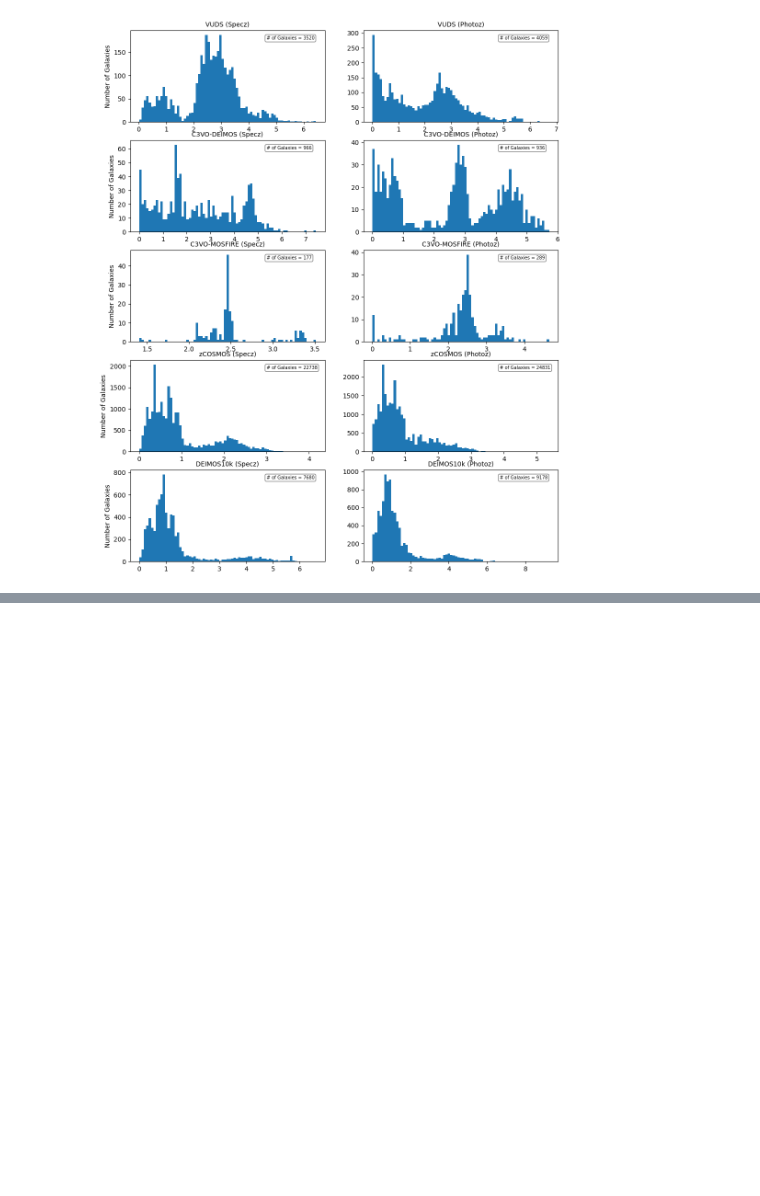
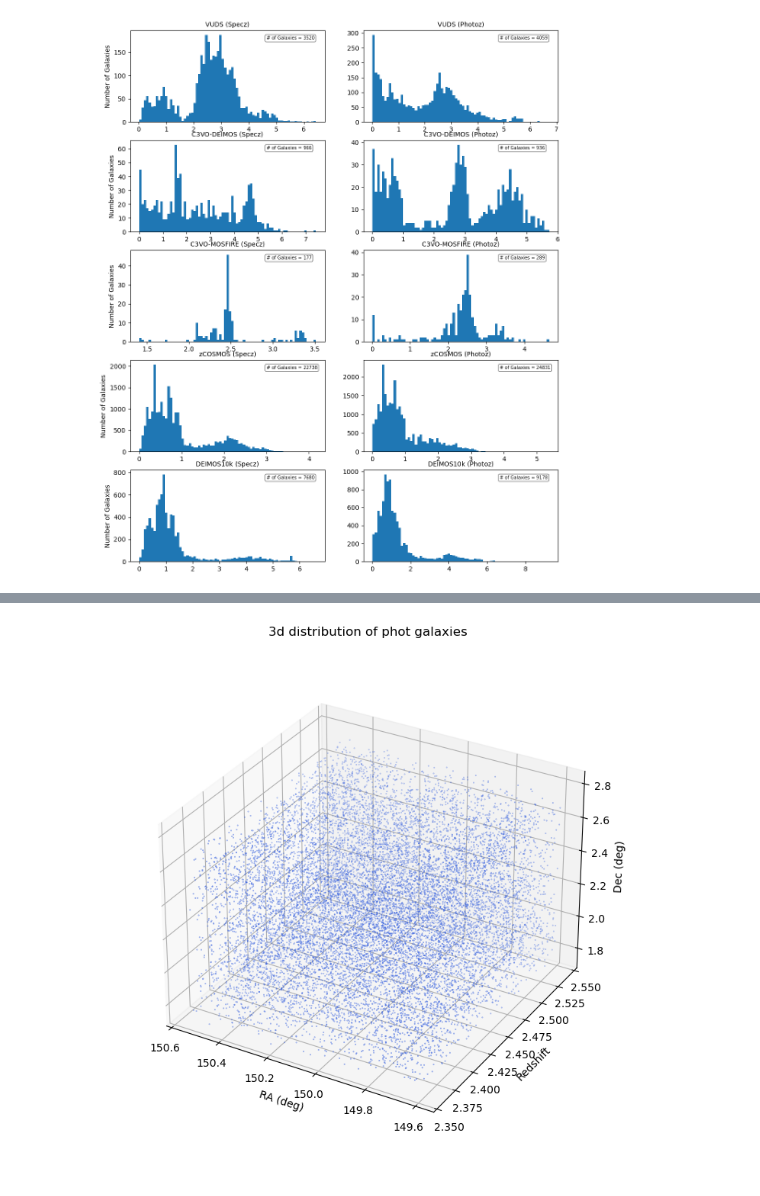
Before and after one commit to dereksikorski/699_1, a Jupyter notebook: VisualizeData.ipynb, the cells around one changed output, grey strips where cells are left out. Drawn from its saved outputs; the diff is of its cells as text; code cells hidden in the pictures; blank space fills up the shorter version.

```diff
--- a/VisualizeData.ipynb
+++ b/VisualizeData.ipynb
@@ -123,0 +297,19 @@ plt.show()
+# %%
+### Plot the 3d projection of the spec targets ###
+
+fig = plt.figure()
+fig.set_size_inches(9,9)
+ax = fig.add_subplot(projection="3d")
+ax.set_box_aspect(None, zoom=0.9)
+
+ax.scatter(phot_use["ALPHA_J2000"], phot_use["lp_zPDF"], phot_use["DELTA_J2000"], s = 0.5, marker=".", color = "royalblue")
+
+ax.set(title=r"3d distribution of phot galaxies", xlabel=r"RA (deg)", ylabel="Redshift", zlabel=r"Dec (deg)",
+        xlim=(149.55, 150.6), zlim=(1.7, 2.85), ylim=(2.35,2.55))
+plt.gca().invert_xaxis()
+
+
+
+plt.show()
+# %% [output]
+[figure, added]
```
Also changed, not shown: parts of 28 cells of this notebook, 3 other files.
